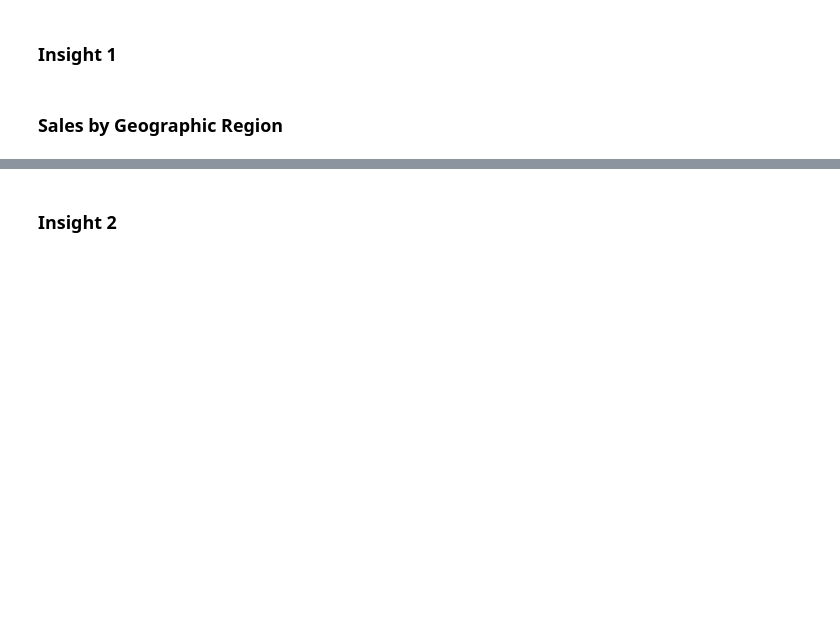
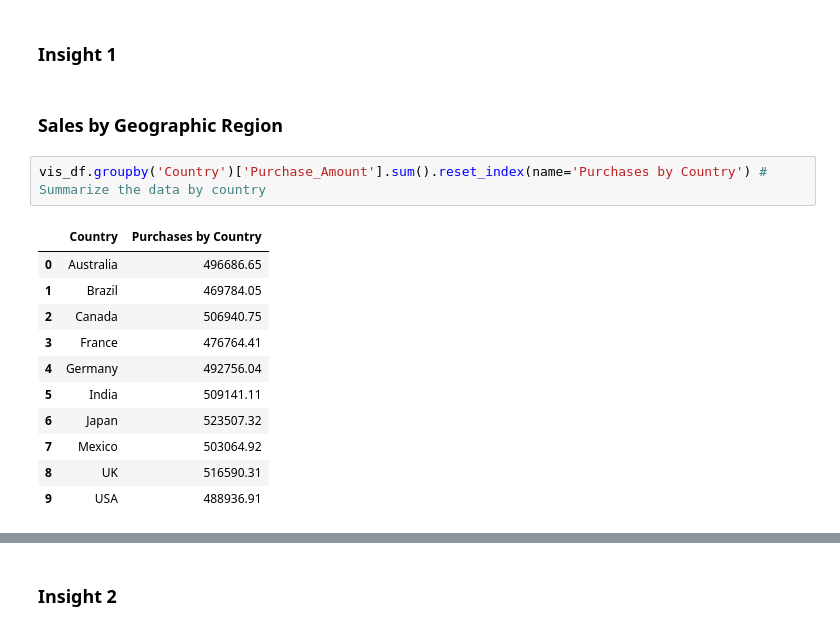
Before and after one commit to Ray99-cpu/online_store, a Jupyter notebook: jupyter_notebooks/dataset_insights_visuals.ipynb, the cells around one changed output, grey strips where cells are left out. Cells and saved outputs as stored; diff of their text form; blank space fills up the shorter version.

```diff
--- a/jupyter_notebooks/dataset_insights_visuals.ipynb
+++ b/jupyter_notebooks/dataset_insights_visuals.ipynb
@@ -74,3 +84,17 @@ import seaborn as sns
 ### Insight 1
 # %% [markdown]
 ### Sales by Geographic Region
+# %%
+vis_df.groupby('Country')['Purchase_Amount'].sum().reset_index(name='Purchases by Country') # Summarize the data by country
+# %% [output]
+|  | Country | Purchases by Country |
+| 0 | Australia | 496686.65 |
+| 1 | Brazil | 469784.05 |
+| 2 | Canada | 506940.75 |
+| 3 | France | 476764.41 |
+| 4 | Germany | 492756.04 |
+| 5 | India | 509141.11 |
+| 6 | Japan | 523507.32 |
+| 7 | Mexico | 503064.92 |
+| 8 | UK | 516590.31 |
+| 9 | USA | 488936.91 |
```
Also changed, not shown: parts of 2 cells of this notebook.
